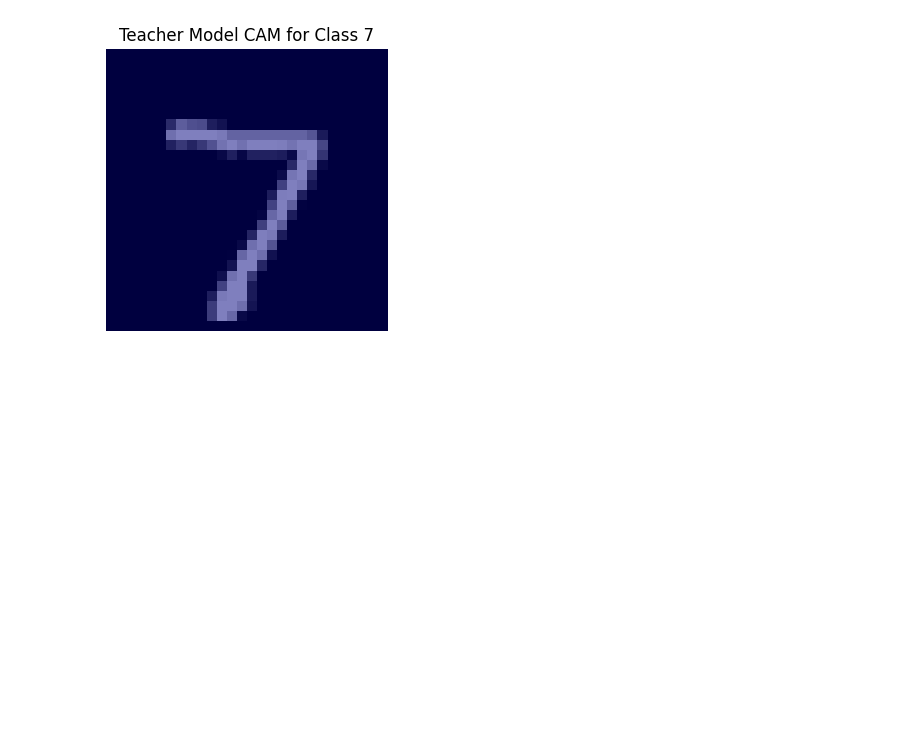
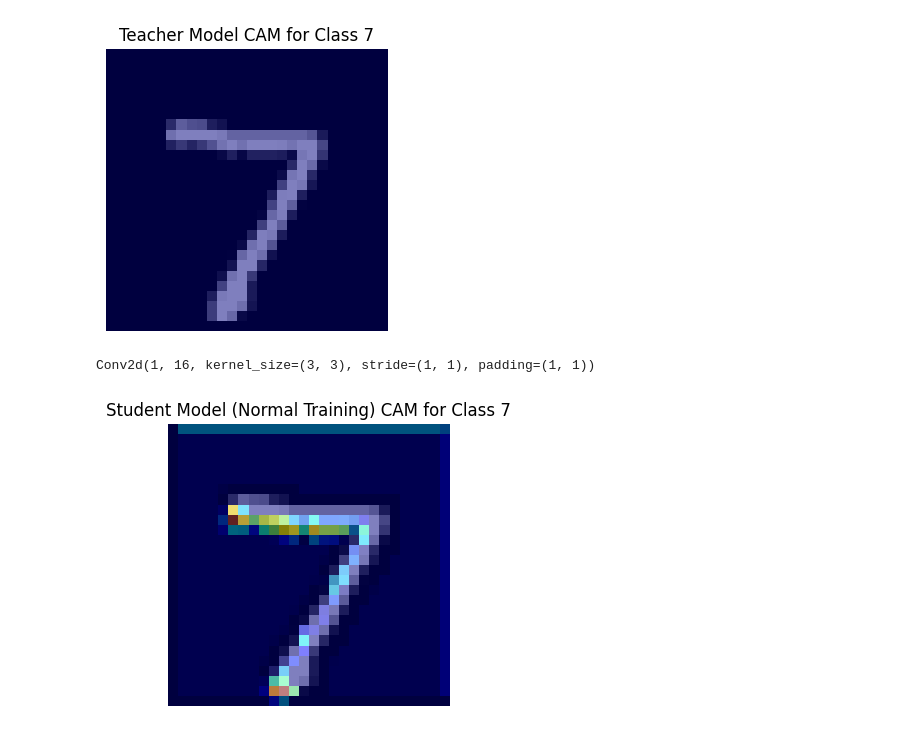
Before and after one commit to shovo896/LLM, a Jupyter notebook: knowledge_dsitil.ipynb, the cells around one changed output. Cells and saved outputs as stored; diff of their text form; code cells hidden in the pictures; blank space fills up the shorter version.

```diff
--- a/knowledge_dsitil.ipynb
+++ b/knowledge_dsitil.ipynb
@@ -374,3 +374,21 @@ plt.axis('off')
 plt.show()
 # %% [output]
 [figure]
+# %%
+student_normal.conv1
+# %% [output]
+Conv2d(1, 16, kernel_size=(3, 3), stride=(1, 1), padding=(1, 1))
+# %%
+student_normal_cam = GridCAM(student_normal, student_normal.conv1)
+cam_student_normal, class_idx_student_normal = student_normal_cam.generate(input_image)
+student_normal_cam.forward_hook.remove()
+student_normal_cam.backward_hook.remove()
+plt.figure(figsize=(8, 4))
+plt.subplot(1,2,2)
+plt.imshow(image.squeeze(), cmap='gray')
+plt.imshow(cam_student_normal, cmap='jet', alpha=0.5)
+plt.title(f"Student Model (Normal Training) CAM for Class {class_idx_student_normal}")
+plt.axis('off')
+plt.show()
+# %% [output]
+[figure, added]
```
